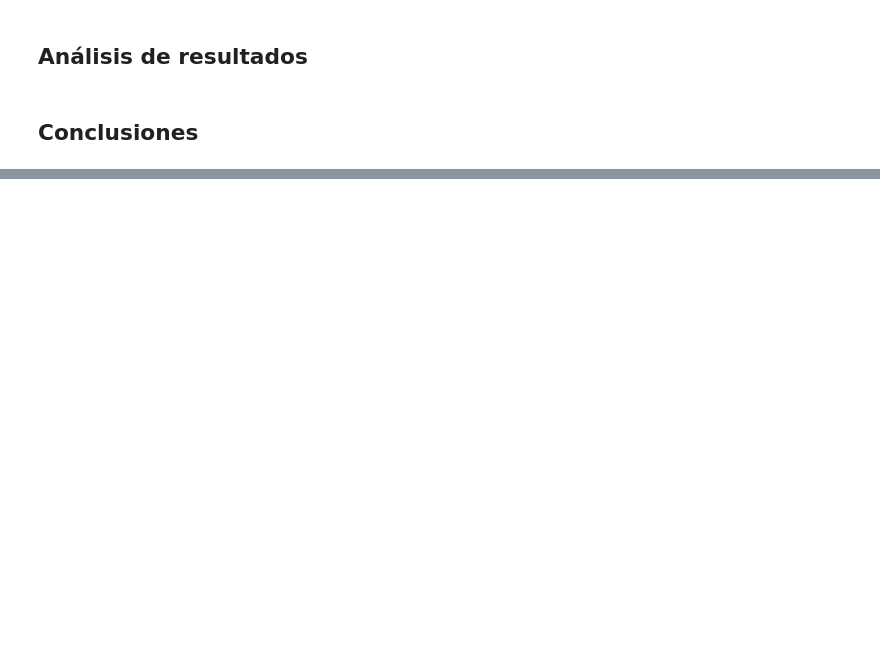
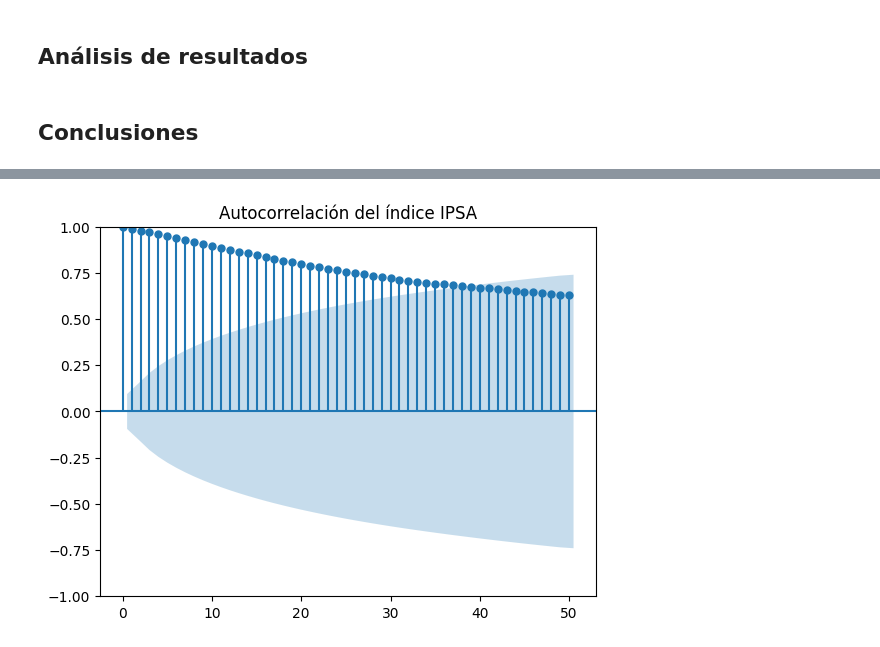
Before and after one commit to principioincertidumbre/Tarea3_MLA, a Jupyter notebook: Tarea_3_MLA.ipynb, the cells around one changed output, grey strips where cells are left out. Saved outputs shown, nothing was run; the diff lists cells and outputs as text; code cells hidden in the pictures; blank space fills up the shorter version.

```diff
--- a/Tarea_3_MLA.ipynb
+++ b/Tarea_3_MLA.ipynb
@@ -536,0 +553,6 @@ Test RMSE: 0.137 RMSE
+# %%
+# Gráfico EDA: Autocorrelación del IPSA
+plot_acf(data_cleaned['IPSA'], lags=50, title='Autocorrelación del índice IPSA', alpha=0.05)
+plt.show()
+# %% [output]
+[figure, added]
```
Also changed, not shown: parts of 13 cells of this notebook.
